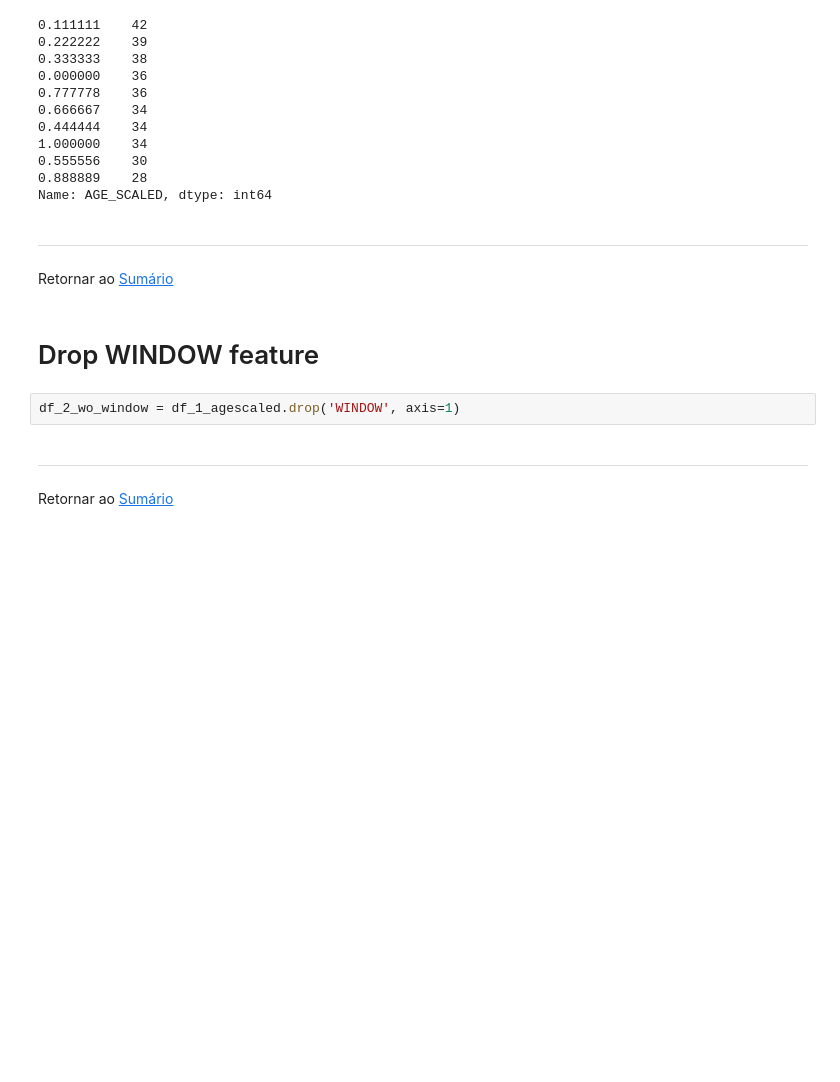
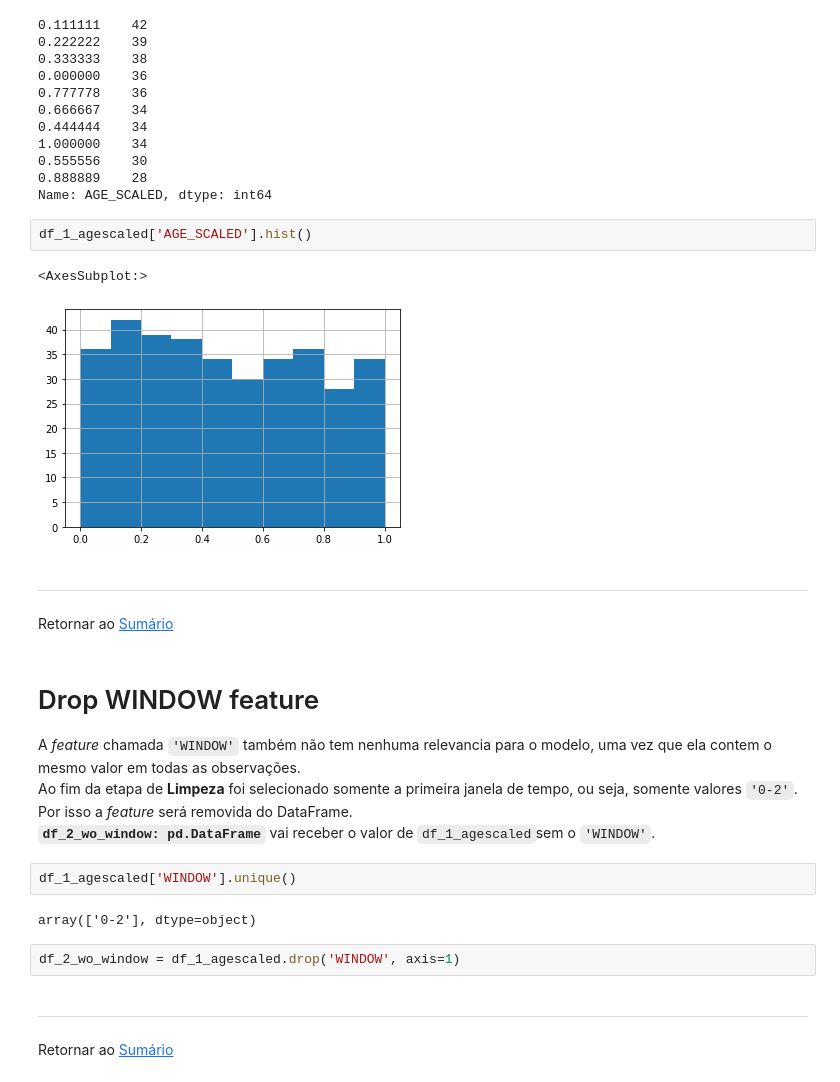
Before and after one commit to fdrigui/covid19_icu_admission_prediction, a Jupyter notebook: notebooks/3.0_feature_engineering.ipynb, the cells around one changed output. Drawn from its saved outputs; the diff is of its cells as text; blank space fills up the shorter version.

````diff
--- a/notebooks/3.0_feature_engineering.ipynb
+++ b/notebooks/3.0_feature_engineering.ipynb
@@ -103,14 +139,26 @@ df_1_agescaled['AGE_SCALED'].value_counts()
 0.555556    30
 0.888889    28
 Name: AGE_SCALED, dtype: int64
+# %%
+df_1_agescaled['AGE_SCALED'].hist()
+# %% [output]
+<AxesSubplot:>
+[figure, added]
 # %% [markdown]
 -----------------
 Retornar ao [Sumário](#sumario)
 # %% [markdown]
-
+<a name="drop"></a>
 # Drop WINDOW feature
+A *feature* chamada ```'WINDOW'``` também não tem nenhuma relevancia para o modelo, uma vez que ela contem o mesmo valor em todas as observações.<br>
+Ao fim da etapa de **Limpeza** foi selecionado somente a primeira janela de tempo, ou seja, somente valores ```'0-2'```. Por isso a *feature* será removida do DataFrame.<br>
+**```df_2_wo_window: pd.DataFrame```** vai receber o valor de ```df_1_agescaled```sem o ```'WINDOW'```.<br>
 # %%
-df_2_wo_window = df_1_agescaled.drop('WINDOW', axis=1)
+df_1_agescaled['WINDOW'].unique()
+# %% [output]
+array(['0-2'], dtype=object)
+# %%
+df_2_wo_window = df_1_agescaled.drop('WINDOW', axis=1)
 # %% [markdown]
 -----------------
 Retornar ao [Sumário](#sumario)
````
Also changed, not shown: parts of 21 cells of this notebook, 4 other files.
